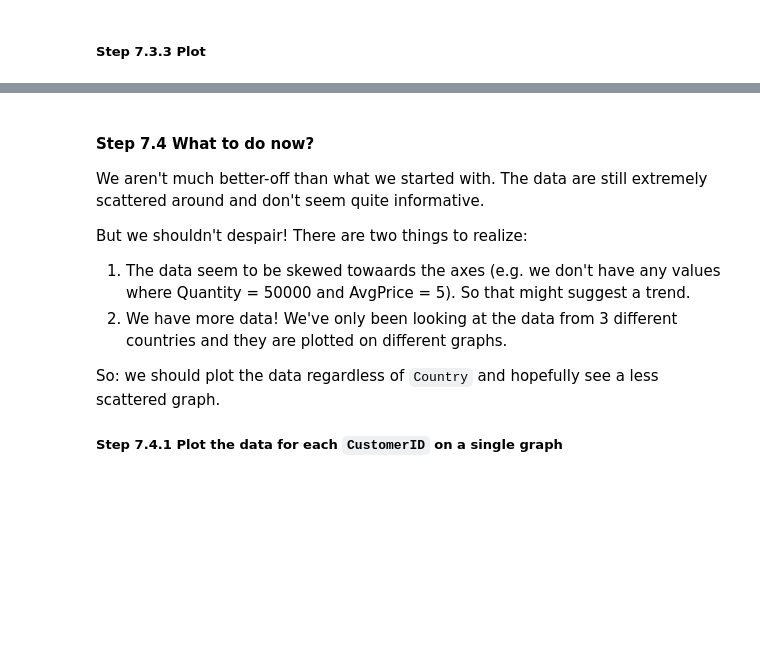
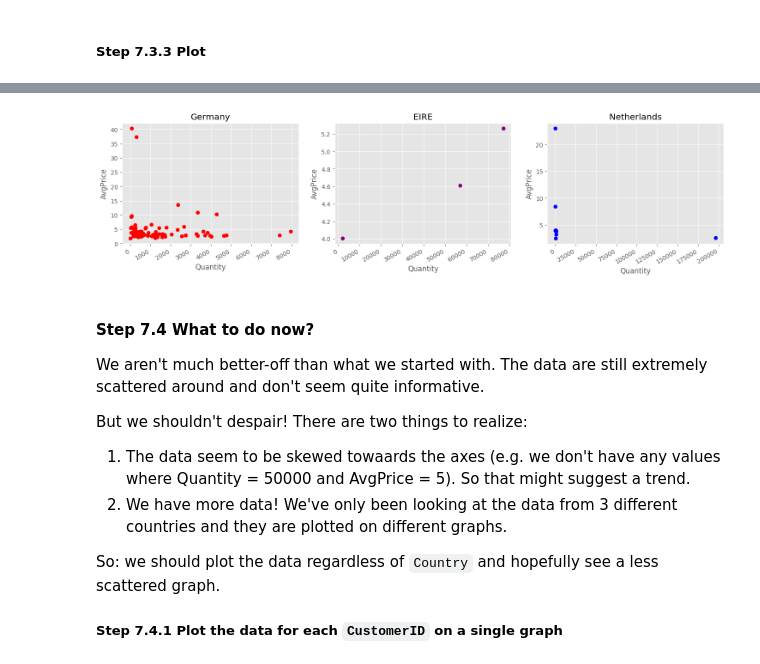
Before and after one commit to LiamFer/Data_Science-Exercises, a Jupyter notebook: Pandas/content/07_Visualization/Online_Retail/Exercises.ipynb, the cells around one changed output, grey strips where cells are left out. Saved outputs shown, nothing was run; the diff lists cells and outputs as text; code cells hidden in the pictures; blank space fills up the shorter version.

Commit message:
Online_Retail

```diff
--- a/Pandas/content/07_Visualization/Online_Retail/Exercises.ipynb
+++ b/Pandas/content/07_Visualization/Online_Retail/Exercises.ipynb
@@ -189,5 +189,5 @@ online_rt['Revenue'] = online_rt['UnitPrice'] * online_rt['Quantity']
 # %% [markdown]
 ##### Step 7.3.2 Group by `CustomerID` and `Country` and find out the average price (`AvgPrice`) each customer spends per unit.
 # %%
-a = pd.DataFrame(online_rt.loc[online_rt.Country == "Germany",:].groupby(['CustomerID',"Country"])['Revenue'].mean())
-a
+groupedCustomers = online_rt[online_rt.Country.isin(top_countries)].groupby(["CustomerID","Country"]).agg({"Quantity":"sum","Revenue":"sum","UnitPrice":"mean"})
+groupedCustomers.reset_index(inplace=True)
@@ -226,3 +196,23 @@ a
+# %%
+fig,axs = plt.subplots(1,3,figsize=(15,4))
+
+axs[0].scatter(groupedCustomers[groupedCustomers.Country == 'Germany'].Quantity,groupedCustomers[groupedCustomers.Country == 'Germany'].UnitPrice,c='red')
+axs[1].scatter(groupedCustomers[groupedCustomers.Country == 'EIRE'].Quantity,groupedCustomers[groupedCustomers.Country == 'EIRE'].UnitPrice,c='purple')
+axs[2].scatter(groupedCustomers[groupedCustomers.Country == 'Netherlands'].Quantity,groupedCustomers[groupedCustomers.Country == 'Netherlands'].UnitPrice,c='blue')
+
+titles = ['Germany','EIRE','Netherlands']
+
+for i in range(3):
+    axs[i].set_title(titles[i])
+    axs[i].set_xlabel("Quantity")
+    axs[i].set_ylabel("AvgPrice")
+
+
+plt.tight_layout()
+fig.autofmt_xdate()
+plt.savefig("Teste.png",dpi=300)
+# %% [output]
+[figure, added]
 # %% [markdown]
 #### Step 7.4 What to do now?
 We aren't much better-off than what we started with. The data are still extremely scattered around and don't seem quite informative.
```
Also changed, not shown: parts of 4 cells of this notebook, 1 other file.
